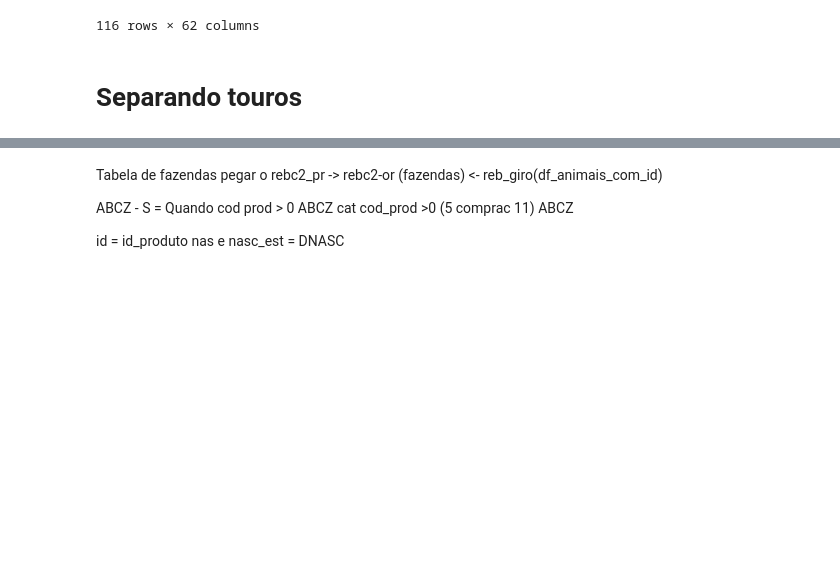
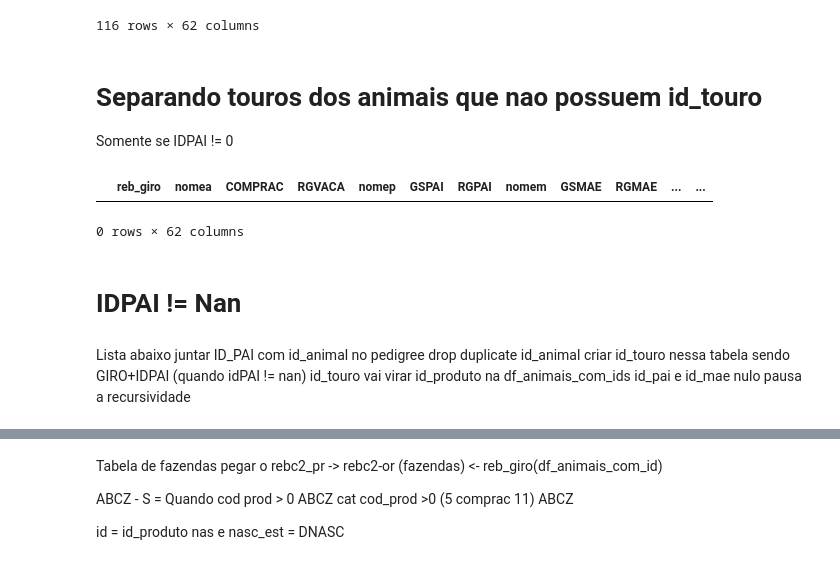
Before and after one commit to macheuz/dados_PNMGL, a Jupyter notebook: criando_id_produto_animais_sem_id.ipynb, the cells around one changed output, grey strips where cells are left out. Drawn from its saved outputs; the diff is of its cells as text; code cells hidden in the pictures; blank space fills up the shorter version.

```diff
--- a/criando_id_produto_animais_sem_id.ipynb
+++ b/criando_id_produto_animais_sem_id.ipynb
@@ -213,6 +272,7 @@ df_animais_sem_id_vaca
 # Lista de animais sem id_touro
 # %%
 df_animais_sem_id_touro = df_animais_sem_id_completo[df_animais_sem_id_completo['id_touro'].isnull()]
+df_animais_sem_id_touro = df_animais_sem_id_touro.drop_duplicates()
 df_animais_sem_id_touro
 # %% [output]
 |  | reb_giro | nomea | COMPRAC | RGVACA | nomep | GSPAI | RGPAI | nomem | GSMAE | RGMAE | ... | ... |
@@ -228,9 +288,22 @@ df_animais_sem_id_touro
 | 553 | 10032 | CATUABA F.DA BARRA | 12 | 2720-BM | 0 | 0 | 0 | 0 | 0 | 0 | ... | ... |
 | 556 | 132 | QUINTA I COLE AGM TRIUNFO | 34 | 9243-AG | CO-OP TOYSTORY COLE-ET | 10 | AX129567 | QUINTA FIV M | 12 | 0473-O | ... | ... |
 116 rows × 62 columns
-# %% [markdown]
-# Separando touros
+# %% [markdown]
+# Separando touros dos animais que nao possuem id_touro
+Somente se IDPAI != 0
 # %%
-df_animais_sem_id_touro_gir = df_animais_sem_id_touro[df_animais_sem_id_touro['GSPAI']==11]
-#df_animais_sem_id_touro_gir
+df_animais_sem_id_touro_gir = df_animais_sem_id_touro[df_animais_sem_id_touro['GSPAI']==0]
+df_animais_sem_id_touro_gir = df_animais_sem_id_touro_gir.drop_duplicates()
+df_animais_sem_id_touro_gir
+# %% [output]
+|  | reb_giro | nomea | COMPRAC | RGVACA | nomep | GSPAI | RGPAI | nomem | GSMAE | RGMAE | ... | ... |
+0 rows × 62 columns
+# %% [markdown]
+# IDPAI != Nan
+# %% [markdown]
+Lista abaixo juntar ID_PAI com id_animal no pedigree
+drop duplicate id_animal
+criar id_touro nessa tabela sendo GIRO+IDPAI (quando idPAI != nan)
+id_touro vai virar id_produto na df_animais_com_ids
+id_pai e id_mae nulo pausa a recursividade
 # %%
```
Also changed, not shown: parts of 21 cells of this notebook, 1 other file.
